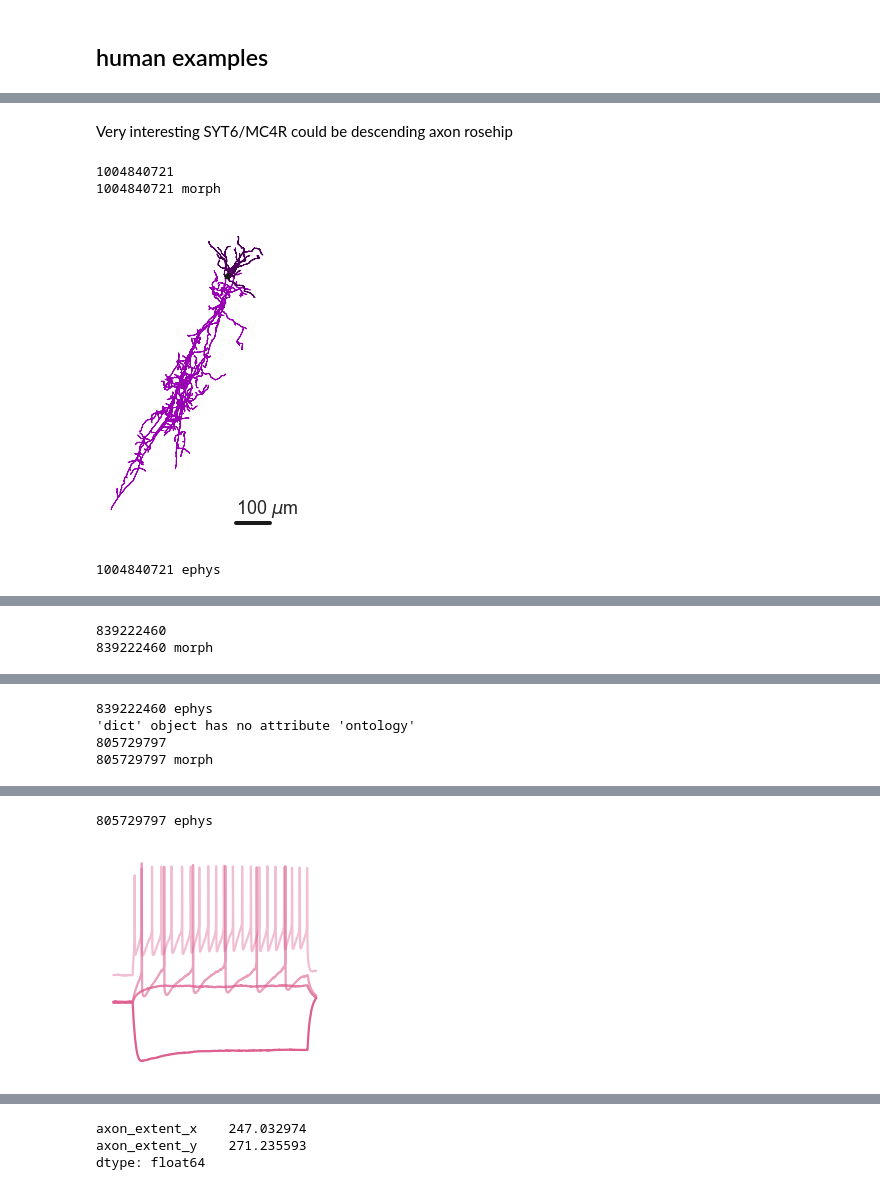
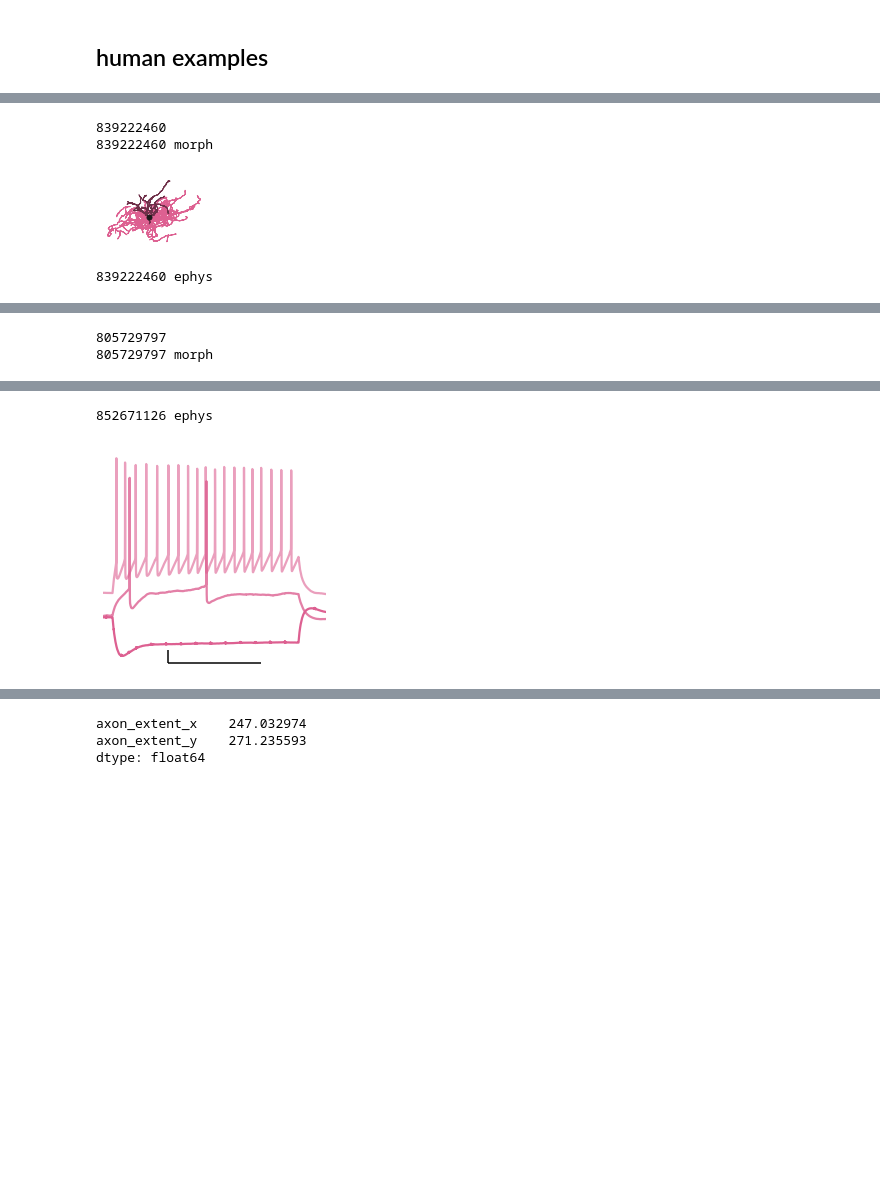
Before and after one commit to AllenInstitute/patchseq_human_L1, a Jupyter notebook: notebooks/l1_rosehip.ipynb, the cells around one changed output, grey strips where cells are left out. Drawn from its saved outputs; the diff is of its cells as text; code cells hidden in the pictures; blank space fills up the shorter version.

```diff
--- a/notebooks/l1_rosehip.ipynb
+++ b/notebooks/l1_rosehip.ipynb
@@ -32,4 +34,0 @@ human_ephys = human_df.query("collaborator=='AIBS'")
-# %%
-# umap_df = pd.read_csv("/home/tom.chartrand/work/r_patchseq/l1_manuscript/umap_integrated.csv", index_col=0)
-umap_df = pd.read_csv("../human_l1/seurat_human_sct.csv", index_col=0)
-human_df = human_df.join(umap_df, on='sample_id')
@@ -88,0 +89,18 @@ utils.plot_boxplot_multiple(
+# %%
+df = human_df.copy()
+subclass = df['homology_type']=='MC4R'
+df['homology_type'] = df['homology_type'].astype(str)
+df.loc[subclass, 'homology_type'] = df.loc[subclass, cluster]
+df['homology_type'] = df['homology_type'].astype(
+    CategoricalDtype(categories=['LAMP5','SST CHRNA4', 'ADARB2 MC4R','PAX6','L1 VIP','other'],
+                     ordered=True))
+pairs = [(x, y) for x in ['LAMP5','PAX6','L1 VIP']
+         for y in ['SST CHRNA4', 'ADARB2 MC4R']] + [('SST CHRNA4', 'ADARB2 MC4R')]
+
+palette = palette_subclass
+palette.update(palette_human)
+utils.plot_boxplot_multiple(
+    df, features, labels=labels, x='homology_type', palette_fine=palette_human, palette=palette,
+    plot_function=plot.plot_subclass_focus, subclasses=['other'], label_counts=True,
+    pairs=pairs, test='dunn', drop_box='other', figsize=(4.5,5))
+save_plot_multiple(figdir/"f4_boxplots_rosehip_morph", ['svg'])
@@ -104,4 +113,0 @@ cells = human_ephys.query('ir_late_hero>0.5 & (homology_type=="LAMP5")')
-# %%
-for cell in cells.index:
-    print(cell)
-    plot.plot_trace_morph(cell, cells, rotate=180, scale_factor=200)
@@ -236,14 +196,12 @@ cells[cols]
 | spec_id |  |  |  |  |  |  |  |  | ... |
 | 839222460 | H19.29.144.11.42.03 | Inh L1 SST CHRNA4 (ADARB2+) | 0.62 | Inh L1-2 GAD1 MC4R (ADARB2+) | 0.38 | FCx_L1 | Huib | True | ... |
 | 805729797 | H19.03.301.11.12.01.01 | Inh L1 SST CHRNA4 (ADARB2+) | 0.91 | Inh L1-2 GAD1 MC4R (ADARB2+) | 0.09 | TCx_L1 | AIBS | True | ... |
-# %% [markdown]
-Very interesting SYT6/MC4R could be descending axon rosehip
 # %%
 for cell in cells.index:
     print(cell)
-    utils.plot_trace_morph(cell, rotate=180, scale_factor=200)
+    plot.plot_trace_morph(cell, cells, rotate=180, scale_factor=200, scalebar=False)
 # %% [output]
-1004840721
-1004840721 morph
+839222460
+839222460 morph
-[figure, old version]
+[figure, new version]
-1004840721 ephys
+839222460 ephys
@@ -250,0 +225,2 @@ WARNING:root:Found multiple stimuli with the tag: Ramp
+805729797
+805729797 morph
@@ -252,2 +227,0 @@ WARNING:root:Found multiple stimuli with the tag: Ramp
-839222460
-839222460 morph
@@ -257,4 +229,0 @@ WARNING:root:Unable to open file (unable to open file: name = '/home/tom.chartra
-839222460 ephys
-'dict' object has no attribute 'ontology'
-805729797
-805729797 morph
@@ -262,2 +231,5 @@ WARNING:root:Unable to open file (unable to open file: name = '/home/tom.chartra
-805729797 ephys
-[figure, removed]
+# %%
+plot.plot_trace_morph(852671126, human_df, rotate=180, scale_factor=100, morph=False, save=True)
+# %% [output]
+852671126 ephys
+[figure, added]
```
Also changed, not shown: parts of 61 cells of this notebook, 26 other files.
